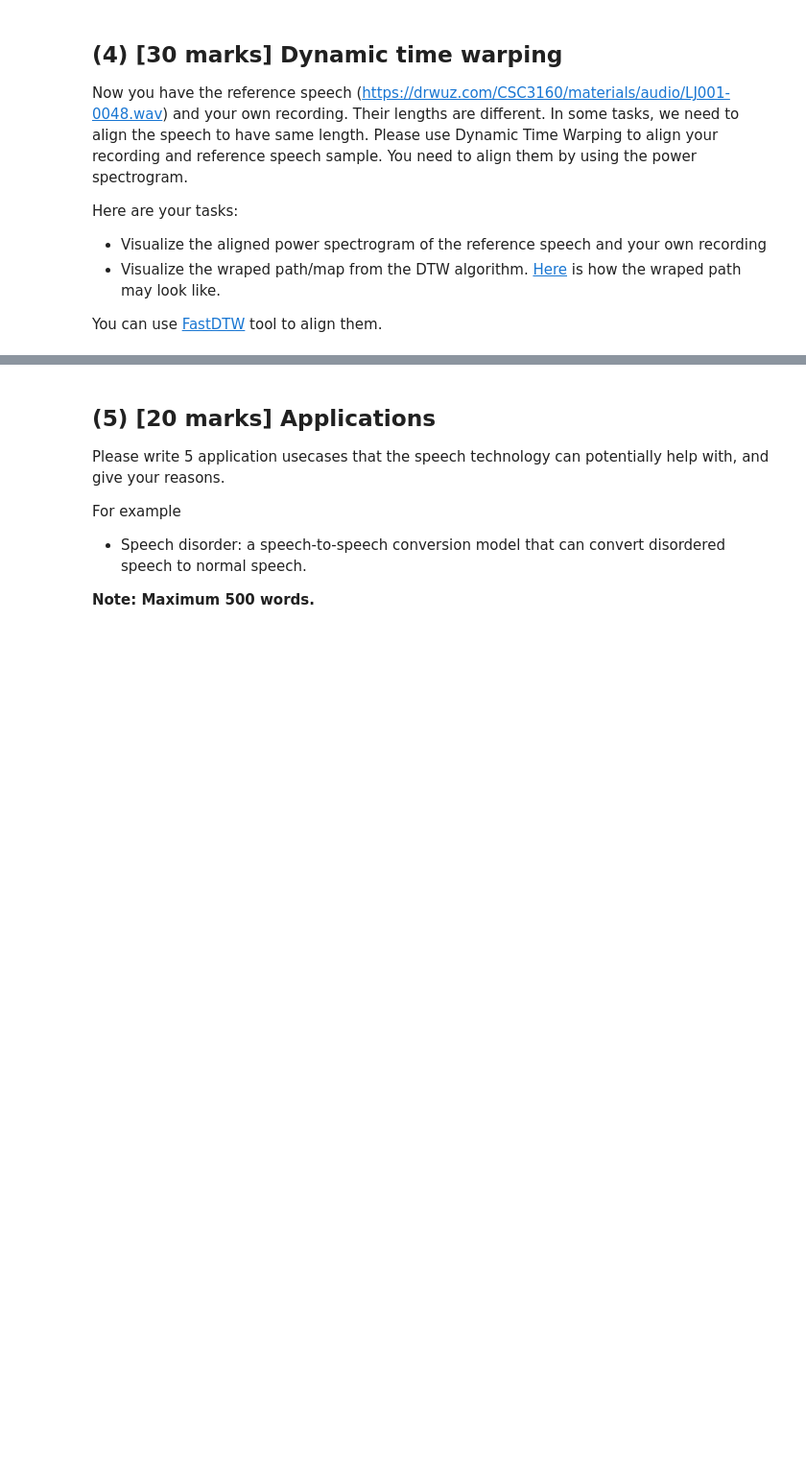
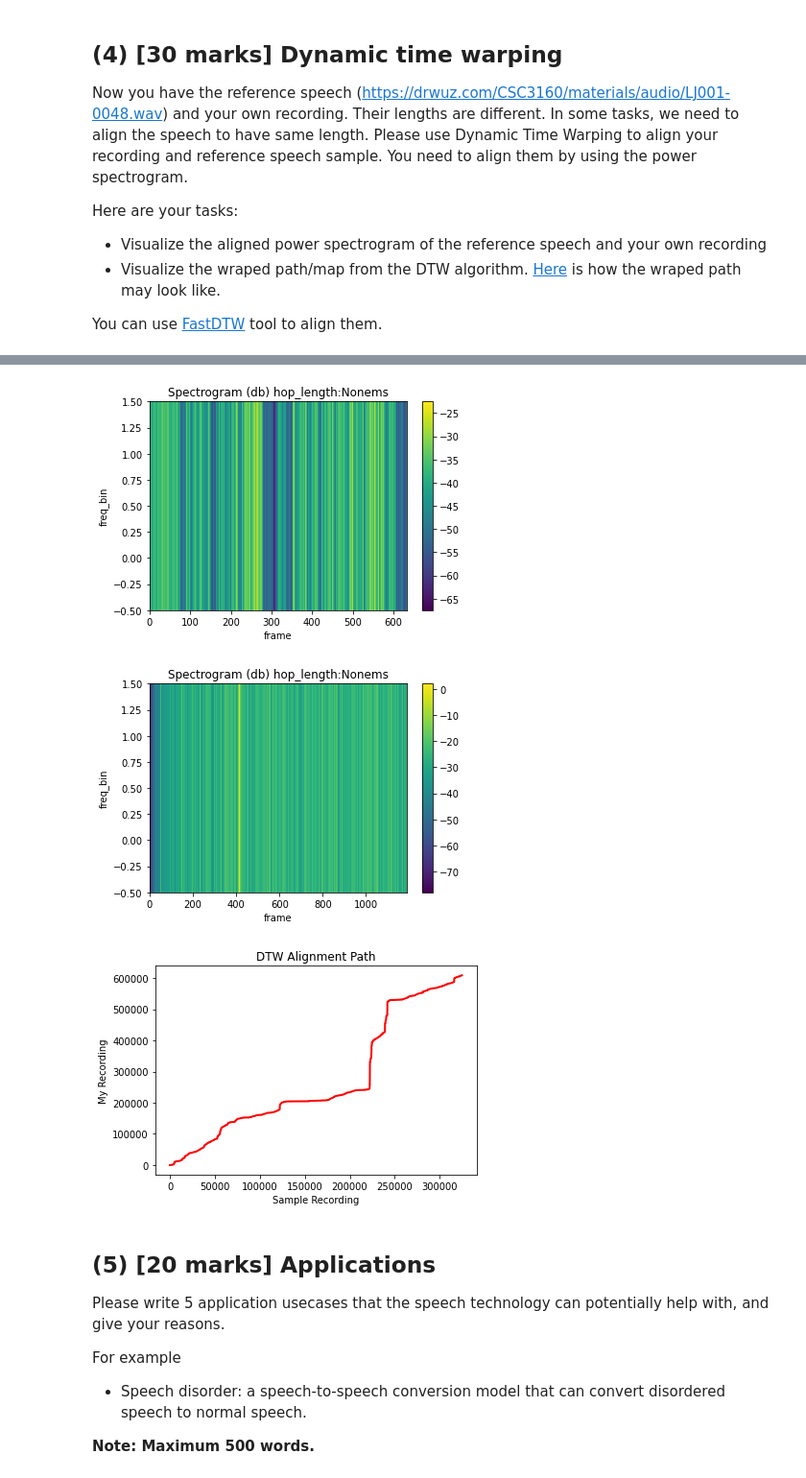
Before and after one commit to hyq-hub/CSC3160, a Jupyter notebook: Desktop/CSC3160/CSC3160_2024_Assignment_1.ipynb, the cells around one changed output, grey strips where cells are left out. Shown at 96% size. Drawn from its saved outputs; the diff is of its cells as text; code cells hidden in the pictures; blank space fills up the shorter version.

```diff
--- a/Desktop/CSC3160/CSC3160_2024_Assignment_1.ipynb
+++ b/Desktop/CSC3160/CSC3160_2024_Assignment_1.ipynb
@@ -308,0 +286,31 @@ You can use [FastDTW](https://github.com/slaypni/fastdtw) tool to align them.
+# %%
+# Write your implementation here
+!pip install fastdtw
+import fastdtw
+
+# make a spectrogram object, extract power spectrogram
+my_spec_trans = T.Spectrogram(my_n_fft, hop_length=160, win_length=my_win_len, power=2.0)
+my_spec = my_spec_trans(my_resampled_waveform)
+given_spec = my_spec_trans(resampled_waveform)
+
+# Do fastdtw based on power spectrograms
+distance, path = fastdtw.fastdtw(my_spec.flatten(), given_spec.flatten())
+# distance, path = fastdtw(my_spec, given_spec)
+
+# alignment why using path?
+aligned_my_spec = my_spec[:, path[0]]
+aligned_given_spec = given_spec[:, path[1]]
+
+plot_spectrogram(aligned_given_spec[0])
+plot_spectrogram(aligned_my_spec[0])
+
+# extract path of indices from the alignment path
+x, y = zip(*path)
+
+plt.plot(y, x, color='red', linewidth=2)
+plt.xlabel('Sample Recording')
+plt.ylabel('My Recording')
+plt.title('DTW Alignment Path')
+
+plt.show()
+# %% [output]
@@ -309,3 +319,6 @@ You can use [FastDTW](https://github.com/slaypni/fastdtw) tool to align them.
+[figure, added]
+[figure, added]
+[figure, added]
 # %% [markdown]
 ## (5) [20 marks] Applications
 
```
Also changed, not shown: parts of 5 cells of this notebook, 3 other files.
